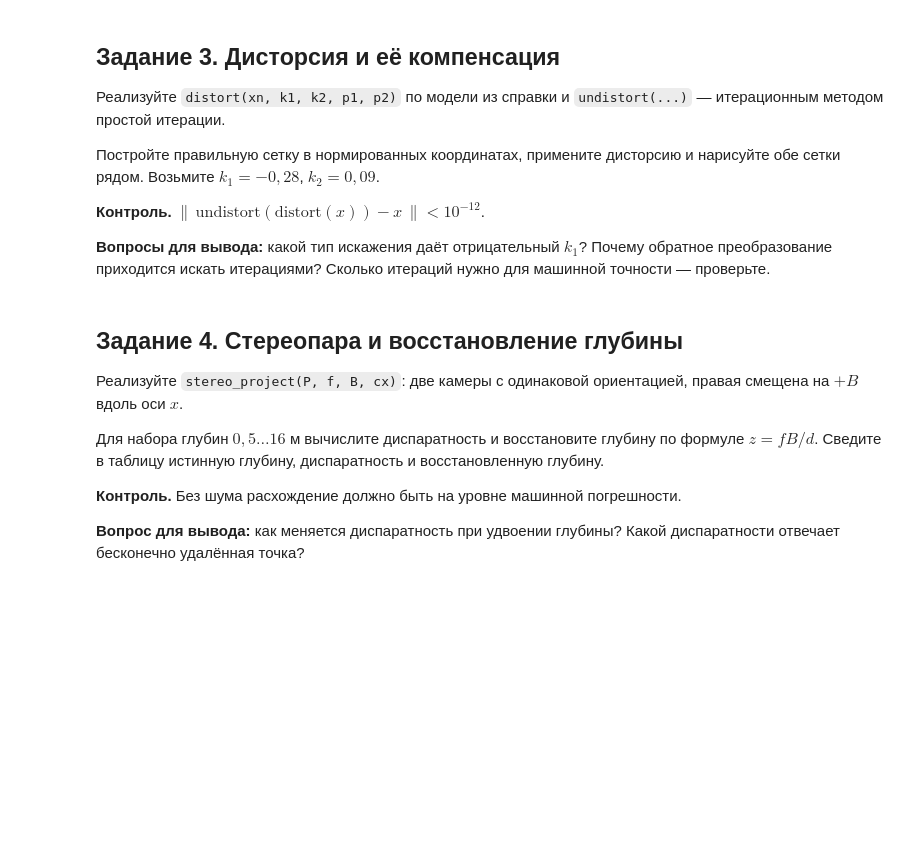
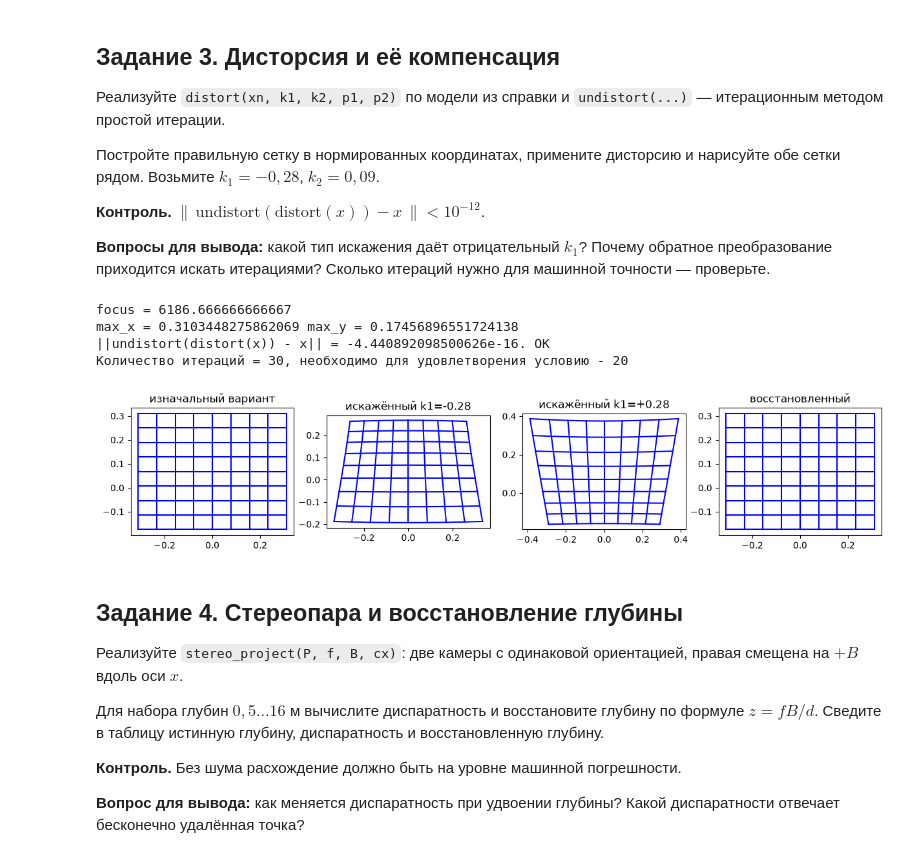
Before and after one commit to 4lo8ecK/robotics, a Jupyter notebook: lab3/ЛР_03.ipynb, the cells around one changed output. Drawn from its saved outputs; the diff is of its cells as text; code cells hidden in the pictures; blank space fills up the shorter version.

```diff
--- a/lab3/ЛР_03.ipynb
+++ b/lab3/ЛР_03.ipynb
@@ -139,7 +251,76 @@ $N\times2$ вместе с глубиной.
 преобразование приходится искать итерациями? Сколько итераций нужно для машинной
 точности — проверьте.
 # %%
-# TODO: задание 3
+def distort(xn, k1, k2, p1 = 0, p2 = 0):
+	x = xn[..., 0]
+	y = xn[..., 1]
+	# получение квадрата радиуса
+	r2 = x*x + y+y
+	# по формуле
+	xd = x * (1 + k1*r2 + k2*r2*r2) + 2*p1*x*y + p2*(r2 + 2*x*x)
+	yd = y * (1 + k1*r2 + k2*r2*r2) + p1*(r2 + 2*y*y) + 2*p2*x*x
+
+	return np.stack([xd, yd], -1)
+
+
+def undistort(xd, k1, k2, p1=0, p2=0, iterations=50):
+	x = xd.copy()
+
+	for i in range(iterations):
+		# вычитаем смещение при искажении
+		# чем больше итераций, тем ближе результат к значениям до искажения
+		x -= distort(x, k1, k2, p1, p2) - xd
+
+	return x
+
+def task_3():
+
+	resolution = (1920, 1080)
+	F = focus_mm_to_pixel(36, resolution[0], 58)
+	print('focus =', F)
+	max_x = resolution[0] / F
+	max_y = resolution[1] / F
+
+	print('max_x =', max_x, 'max_y =', max_y)
+
+	ls_x = np.linspace(-max_x, max_x, 9)
+	ls_y = np.linspace(-max_y, max_x, 9)
+	gx, gy = np.meshgrid(ls_x, ls_y)
+	x = np.stack([gx, gy], -1).reshape(-1, 2)
+
+	k1 = -0.28
+	k2 = 0.09
+	p1 = 0.0
+	p2 = 0.0
+
+	iter_count = 30
+
+	xd = distort(x, k1, k2, p1, p2)
+	xd2 = distort(x, -k1, k2, p1, p2)
+	xr = undistort(xd, k1, k2, p1, p2, iterations=iter_count)
+
+	val = np.linalg.norm(undistort(distort(x, k1, k2), k1, k2, iterations=iter_count)) - np.linalg.norm(x)
+	res = '\x1b[32;1mOK\x1b[0m' if abs(val) < 1e-12 else "\x1b[31;1mFAILED\x1b[0m"
+	print(f"||undistort(distort(x)) - x|| = {val}. {res}\nКоличество итераций = {iter_count}, необходимо для удовлетворения условию - 20")
+
+	fig, axs = plt.subplots(1, 4, figsize=(15, 6))
+	for ax, P, title in zip(axs, (x, xd, xd2, xr), ("изначальный вариант", "искажённый k1=-0.28", "искажённый k1=+0.28", "восстановленный")):
+		G = P.reshape(9, 9, 2)
+		for i in range(9):
+			ax.plot(G[i, :, 0], G[i, :, 1], 'b-')
+			ax.plot(G[:, i, 0], G[:, i, 1], 'b-')
+		ax.set_aspect('equal')
+		ax.set_title(title)
+
+	plt.show()
+
+task_3()
+# %% [output]
+focus = 6186.666666666667
+max_x = 0.3103448275862069 max_y = 0.17456896551724138
+||undistort(distort(x)) - x|| = -4.440892098500626e-16. OK
+Количество итераций = 30, необходимо для удовлетворения условию - 20
+[figure, added]
 # %% [markdown]
 ## Задание 4. Стереопара и восстановление глубины
 
```
Also changed, not shown: parts of 3 cells of this notebook, 1 other file.
